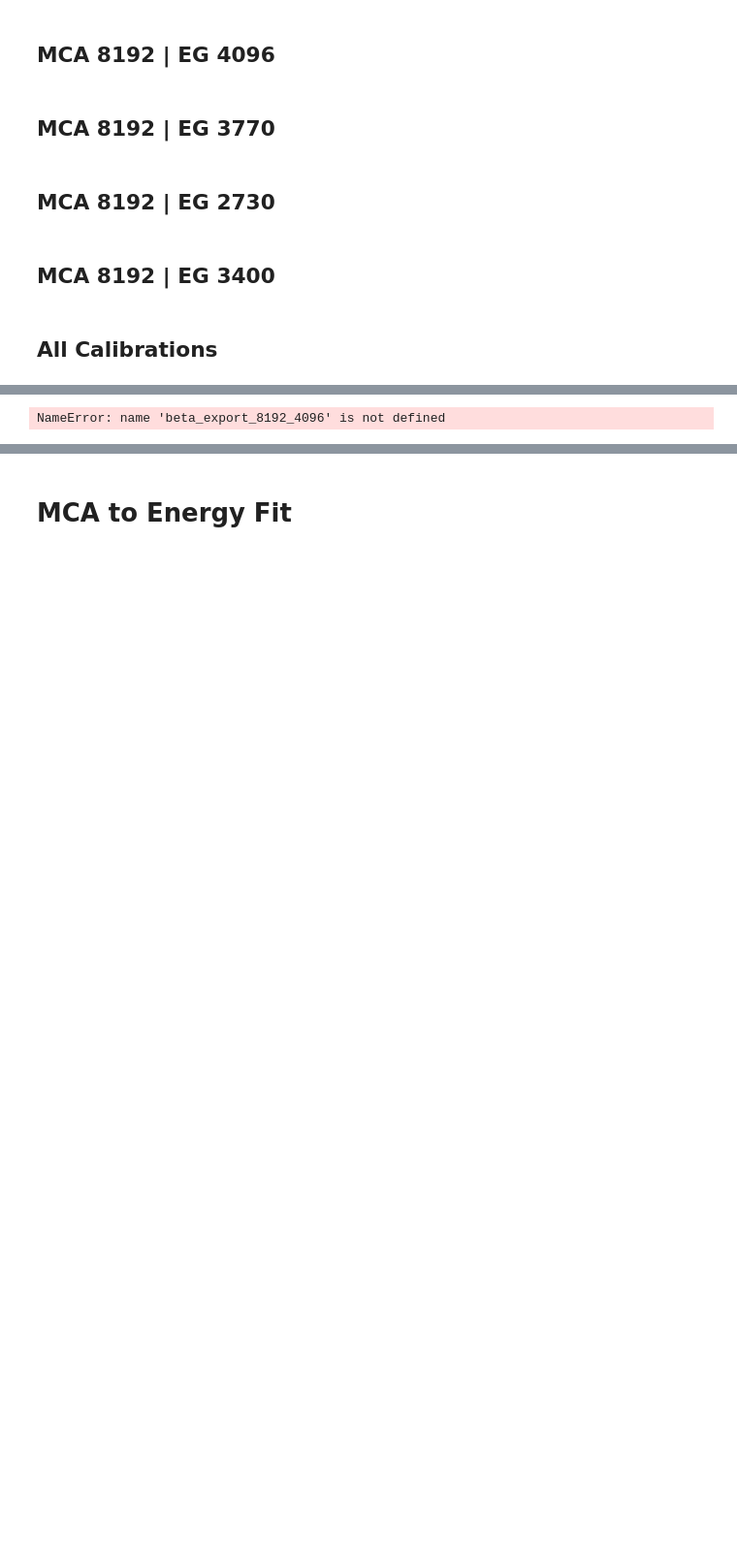
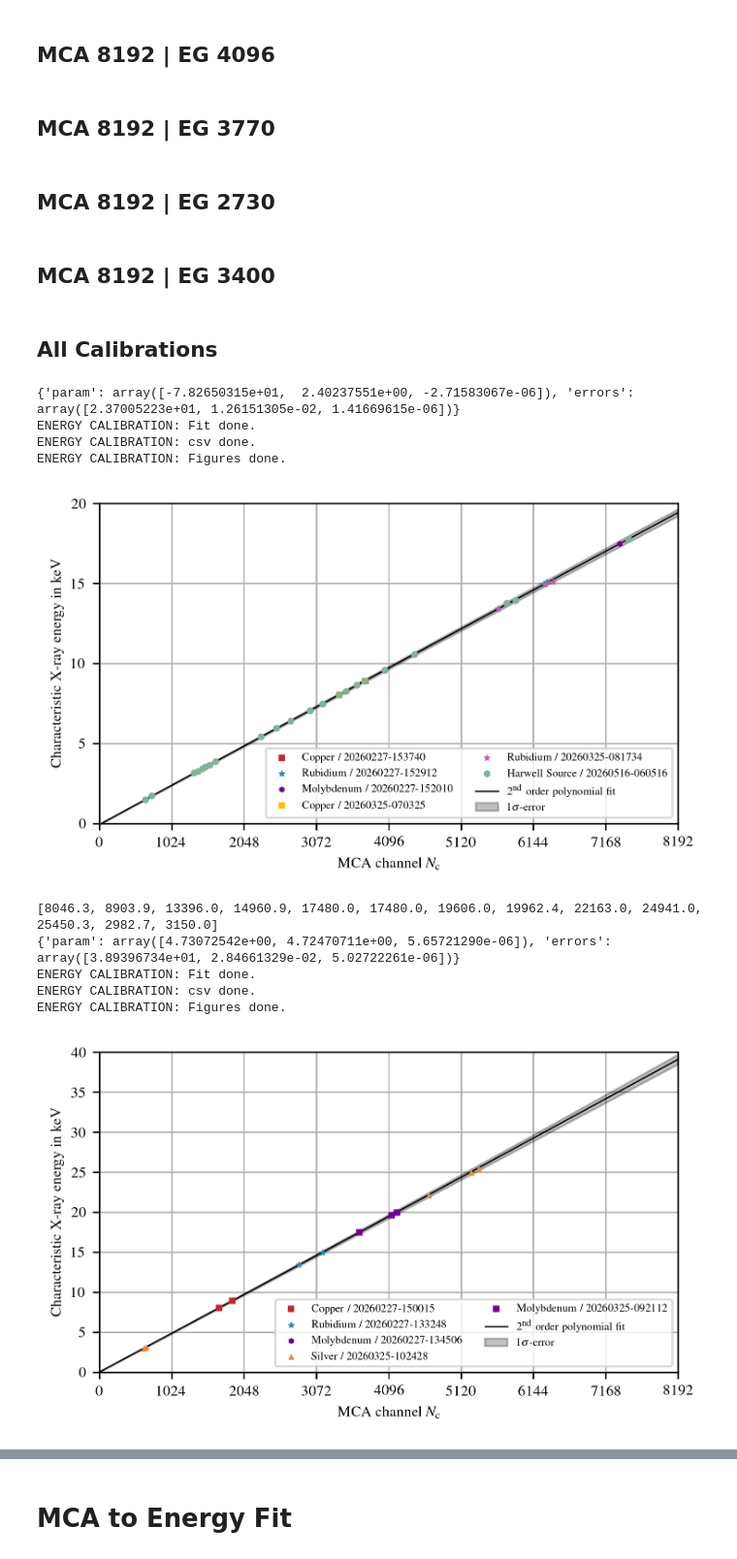
Before and after one commit to SirPhoenix007/IBA-Bonn, a Jupyter notebook: Study_2602_PIXEDetector/PIXE_EnergyCal.ipynb, the cells around one changed output, grey strips where cells are left out. Shown at 97% size. Drawn from its saved outputs; the diff is of its cells as text; code cells hidden in the pictures; blank space fills up the shorter version.

```diff
--- a/Study_2602_PIXEDetector/PIXE_EnergyCal.ipynb
+++ b/Study_2602_PIXEDetector/PIXE_EnergyCal.ipynb
@@ -1107,26 +1122,38 @@ def EnergyCal_8192_3400(nameEnergyCal:str, measurementDate:str):
 # %% [markdown]
 ## All Calibrations
 # %%
-# nameEnergyCal = 'MCA_8192-EG_10922'
-# measurementDate = 'Set_B_D'
-# lines_8192_10922, peaks_8192_10922, peaks_err_8192_10922, beta_export_8192_10922 = EnergyCal_8192_10922(nameEnergyCal=nameEnergyCal, measurementDate=measurementDate)
+nameEnergyCal = 'MCA_8192-EG_10922'
+measurementDate = 'Set_B_D + HwS'
+lines_8192_10922, peaks_8192_10922, peaks_err_8192_10922, beta_export_8192_10922 = EnergyCal_8192_10922(nameEnergyCal=nameEnergyCal, measurementDate=measurementDate)
 
-# nameEnergyCal = 'MCA_8192-EG_5461'
-# measurementDate = 'Set_B_D'
-# lines_8192_5461, peaks_8192_5461, peaks_err_8192_5461, beta_export_8192_5461 = EnergyCal_8192_5461(nameEnergyCal=nameEnergyCal, measurementDate=measurementDate)
+nameEnergyCal = 'MCA_8192-EG_5461'
+measurementDate = 'Set_B_D'
+lines_8192_5461, peaks_8192_5461, peaks_err_8192_5461, beta_export_8192_5461 = EnergyCal_8192_5461(nameEnergyCal=nameEnergyCal, measurementDate=measurementDate)
 
-# nameEnergyCal = 'MCA_8192-EG_4096'
-# measurementDate = 'Set_B_D'
-# lines_8192_4096, peaks_8192_4096, peaks_err_8192_4096, beta_export_8192_4096 = EnergyCal_8192_4096(nameEnergyCal=nameEnergyCal, measurementDate=measurementDate)
+nameEnergyCal = 'MCA_8192-EG_4096'
+measurementDate = 'Set_B_D'
+lines_8192_4096, peaks_8192_4096, peaks_err_8192_4096, beta_export_8192_4096 = EnergyCal_8192_4096(nameEnergyCal=nameEnergyCal, measurementDate=measurementDate)
 
-# nameEnergyCal = 'MCA_8192-EG_3770'
-# measurementDate = 'Set_B_D'
-# lines_8192_3770, peaks_8192_3770, peaks_err_8192_3770, beta_export_8192_3770 = EnergyCal_8192_3770(nameEnergyCal=nameEnergyCal, measurementDate=measurementDate)
+nameEnergyCal = 'MCA_8192-EG_3770'
+measurementDate = 'Set_B_D'
+lines_8192_3770, peaks_8192_3770, peaks_err_8192_3770, beta_export_8192_3770 = EnergyCal_8192_3770(nameEnergyCal=nameEnergyCal, measurementDate=measurementDate)
 
-# nameEnergyCal = 'MCA_8192-EG_2730'
-# measurementDate = 'Set_B_D'
-# lines_8192_2730, peaks_8192_2730, peaks_err_8192_2730, beta_export_8192_2730 = EnergyCal_8192_2730(nameEnergyCal=nameEnergyCal, measurementDate=measurementDate)
+nameEnergyCal = 'MCA_8192-EG_2730'
+measurementDate = 'Set_B_D'
+lines_8192_2730, peaks_8192_2730, peaks_err_8192_2730, beta_export_8192_2730 = EnergyCal_8192_2730(nameEnergyCal=nameEnergyCal, measurementDate=measurementDate)
 
-# nameEnergyCal = 'MCA_8192-EG_3400'
-# measurementDate = 'Harwell_Source'
-# lines_8192_3400, peaks_8192_3400, peaks_err_8192_3400, beta_export_8192_3400 = EnergyCal_8192_3400(nameEnergyCal=nameEnergyCal, measurementDate=measurementDate)
+nameEnergyCal = 'MCA_8192-EG_3400'
+measurementDate = 'Harwell_Source'
+lines_8192_3400, peaks_8192_3400, peaks_err_8192_3400, beta_export_8192_3400 = EnergyCal_8192_3400(nameEnergyCal=nameEnergyCal, measurementDate=measurementDate)
+# %% [output]
+{'param': array([-7.82650315e+01,  2.40237551e+00, -2.71583067e-06]), 'errors': array([2.37005223e+01, 1.26151305e-02, 1.41669615e-06])}
+ENERGY CALIBRATION: Fit done.
+ENERGY CALIBRATION: csv done.
+ENERGY CALIBRATION: Figures done.
+[figure, added]
+[8046.3, 8903.9, 13396.0, 14960.9, 17480.0, 17480.0, 19606.0, 19962.4, 22163.0, 24941.0, 25450.3, 2982.7, 3150.0]
+{'param': array([4.73072542e+00, 4.72470711e+00, 5.65721290e-06]), 'errors': array([3.89396734e+01, 2.84661329e-02, 5.02722261e-06])}
+ENERGY CALIBRATION: Fit done.
+ENERGY CALIBRATION: csv done.
+ENERGY CALIBRATION: Figures done.
+[figure, added]
@@ -1158,7 +1209,7 @@ energy_data = {'1':{'MCA':8192,
                     'paramUn':list(beta_export_8192_5461[1])},
                '6':{'MCA':8192,
                     'EG':3400,
-                    'E_ketek':7.4,
+                    'E_ketek':7.8,
                     'param':list(beta_export_8192_3400[0]),
                     'paramUn':list(beta_export_8192_3400[1])}
 }
@@ -1217,8 +1268,6 @@ def EnergyCal_Overview_BD(data:dict):
     plt.savefig(f'./energy_cali/Comparison_020626.pdf', dpi=DPI)
 
     plt.show()
-# %% [output]
-NameError: name 'beta_export_8192_4096' is not defined
 # %%
 # print(round(100*(2.387/2.5),4),round(100*(4.725/5),4),round(100*(6.306/6.67),4),round(100*(6.824/7.2),4),round(100*(9.49/10),4))
 EnergyCal_toJson(energy_data)
```
Also changed, not shown: parts of 6 cells of this notebook, 49 other files.
